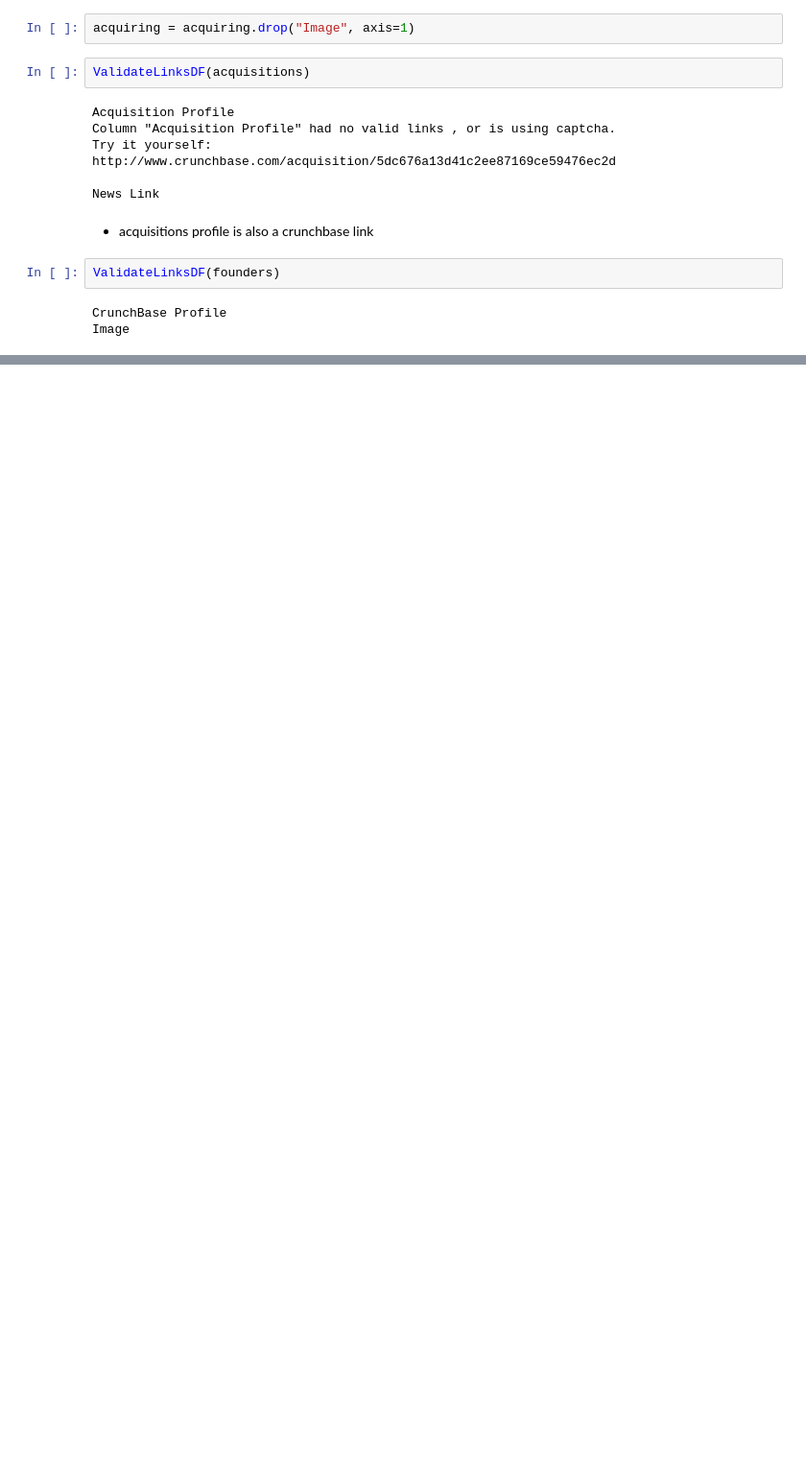
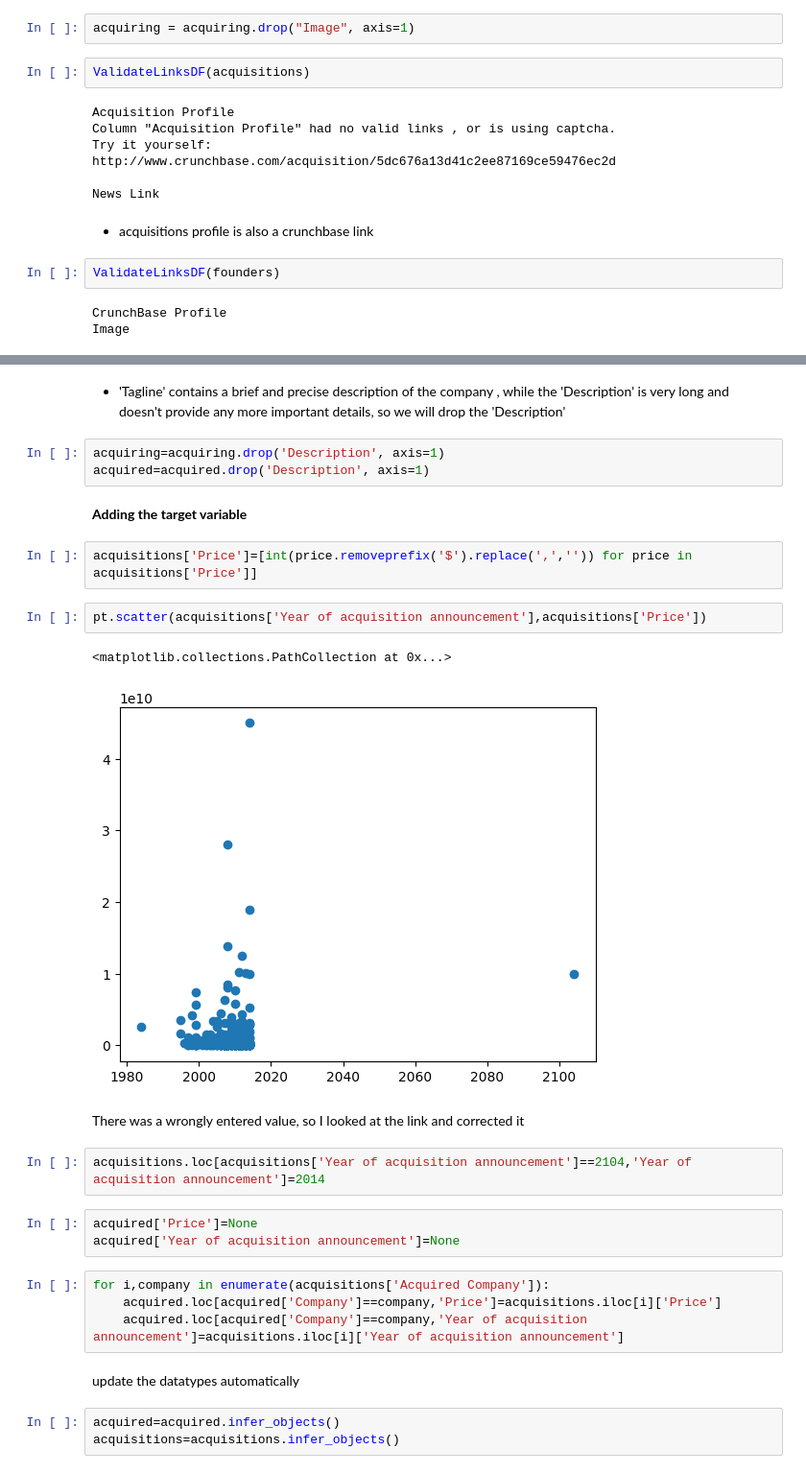
Before and after one commit to Omar-Elhakim/TechCompaniesPricePrediction, a Jupyter notebook: main.ipynb, the cells around one changed output, grey strips where cells are left out. Shown at 96% size. Cells and saved outputs as stored; diff of their text form; blank space fills up the shorter version.

```diff
--- a/main.ipynb
+++ b/main.ipynb
@@ -218,0 +230,31 @@ Image
+# %% [markdown]
+* 'Tagline' contains a brief and precise description of the company , while the 'Description' is very long and doesn't provide any more important details,
+so we will drop the 'Description'
+# %%
+acquiring=acquiring.drop('Description', axis=1)
+acquired=acquired.drop('Description', axis=1)
+# %% [markdown]
+**Adding the target variable**
+# %%
+acquisitions['Price']=[int(price.removeprefix('$').replace(',','')) for price in acquisitions['Price']]
+# %%
+pt.scatter(acquisitions['Year of acquisition announcement'],acquisitions['Price'])
+# %% [output]
+<matplotlib.collections.PathCollection at 0x...>
+[figure, added]
+# %% [markdown]
+There was a wrongly entered value, so I looked at the link and corrected it
+# %%
+acquisitions.loc[acquisitions['Year of acquisition announcement']==2104,'Year of acquisition announcement']=2014
+# %%
+acquired['Price']=None
+acquired['Year of acquisition announcement']=None
+# %%
+for i,company in enumerate(acquisitions['Acquired Company']):
+    acquired.loc[acquired['Company']==company,'Price']=acquisitions.iloc[i]['Price']
+    acquired.loc[acquired['Company']==company,'Year of acquisition announcement']=acquisitions.iloc[i]['Year of acquisition announcement']
+# %% [markdown]
+update the datatypes automatically
+# %%
+acquired=acquired.infer_objects()
+acquisitions=acquisitions.infer_objects()
```
Also changed, not shown: parts of 19 cells of this notebook.
